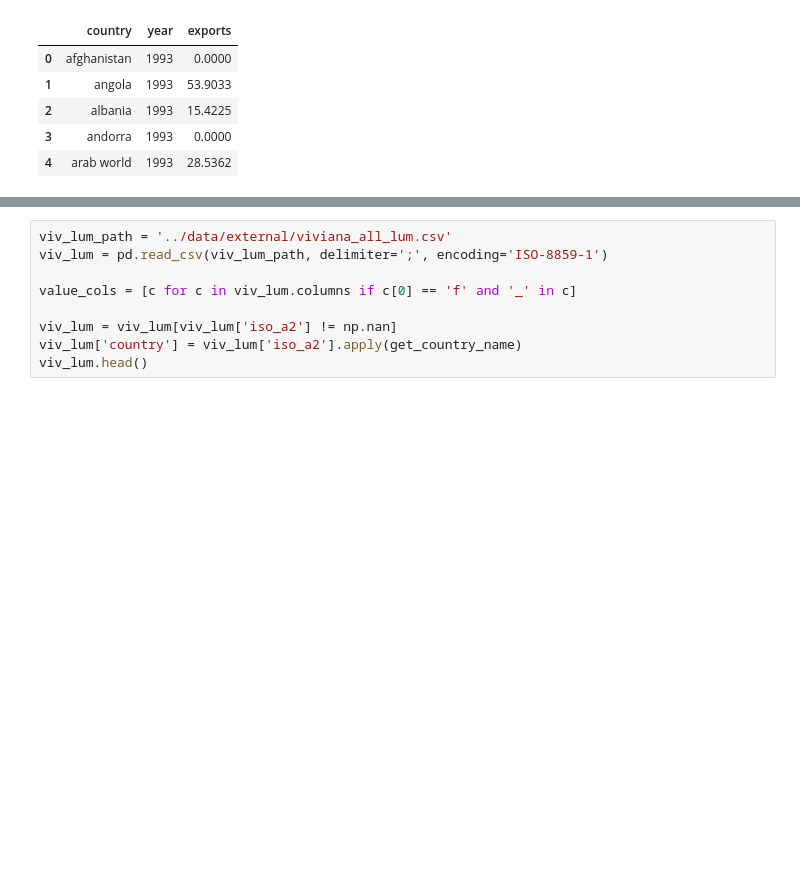
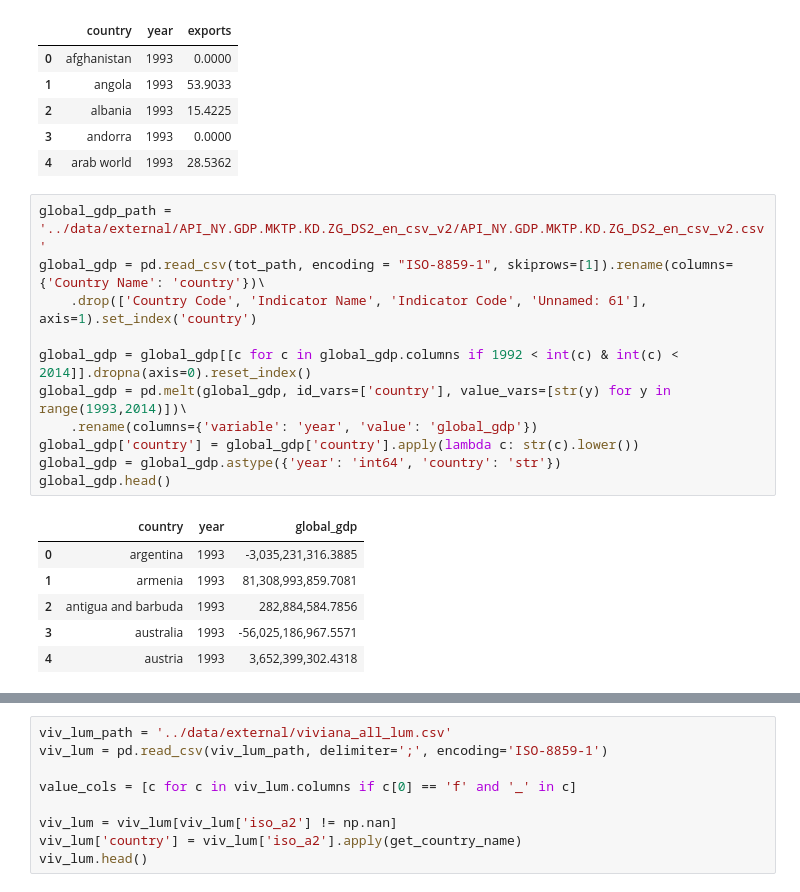
Before and after one commit to feliuserra/Luminosity, a Jupyter notebook: notebooks/data_preprocessing-panel_regression.ipynb, the cells around one changed output, grey strips where cells are left out. Saved outputs shown, nothing was run; the diff lists cells and outputs as text; blank space fills up the shorter version.

```diff
--- a/notebooks/data_preprocessing-panel_regression.ipynb
+++ b/notebooks/data_preprocessing-panel_regression.ipynb
@@ -162,3 +157,21 @@ exports.head()
 | 2 | albania | 1993 | 15.4225 |
 | 3 | andorra | 1993 | 0.0000 |
 | 4 | arab world | 1993 | 28.5362 |
+# %%
+global_gdp_path = '../data/external/API_NY.GDP.MKTP.KD.ZG_DS2_en_csv_v2/API_NY.GDP.MKTP.KD.ZG_DS2_en_csv_v2.csv'
+global_gdp = pd.read_csv(tot_path, encoding = "ISO-8859-1", skiprows=[1]).rename(columns={'Country Name': 'country'})\
+    .drop(['Country Code', 'Indicator Name', 'Indicator Code', 'Unnamed: 61'], axis=1).set_index('country')
+
+global_gdp = global_gdp[[c for c in global_gdp.columns if 1992 < int(c) & int(c) < 2014]].dropna(axis=0).reset_index()
+global_gdp = pd.melt(global_gdp, id_vars=['country'], value_vars=[str(y) for y in range(1993,2014)])\
+    .rename(columns={'variable': 'year', 'value': 'global_gdp'})
+global_gdp['country'] = global_gdp['country'].apply(lambda c: str(c).lower())
+global_gdp = global_gdp.astype({'year': 'int64', 'country': 'str'})
+global_gdp.head()
+# %% [output]
+|  | country | year | global_gdp |
+| 0 | argentina | 1993 | -3,035,231,316.3885 |
+| 1 | armenia | 1993 | 81,308,993,859.7081 |
+| 2 | antigua and barbuda | 1993 | 282,884,584.7856 |
+| 3 | australia | 1993 | -56,025,186,967.5571 |
+| 4 | austria | 1993 | 3,652,399,302.4318 |
```
Also changed, not shown: parts of 6 cells of this notebook, 10 other files.
